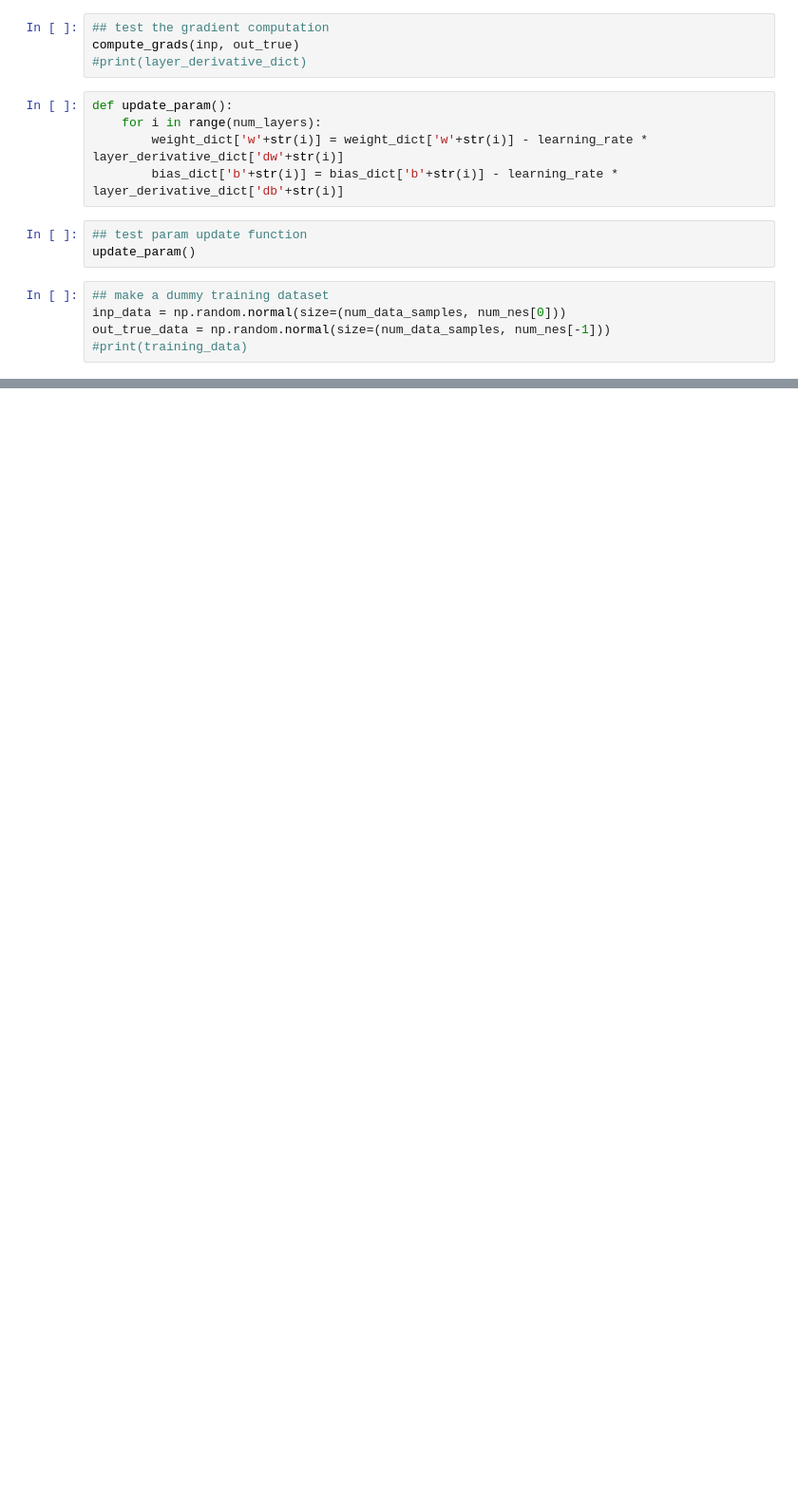
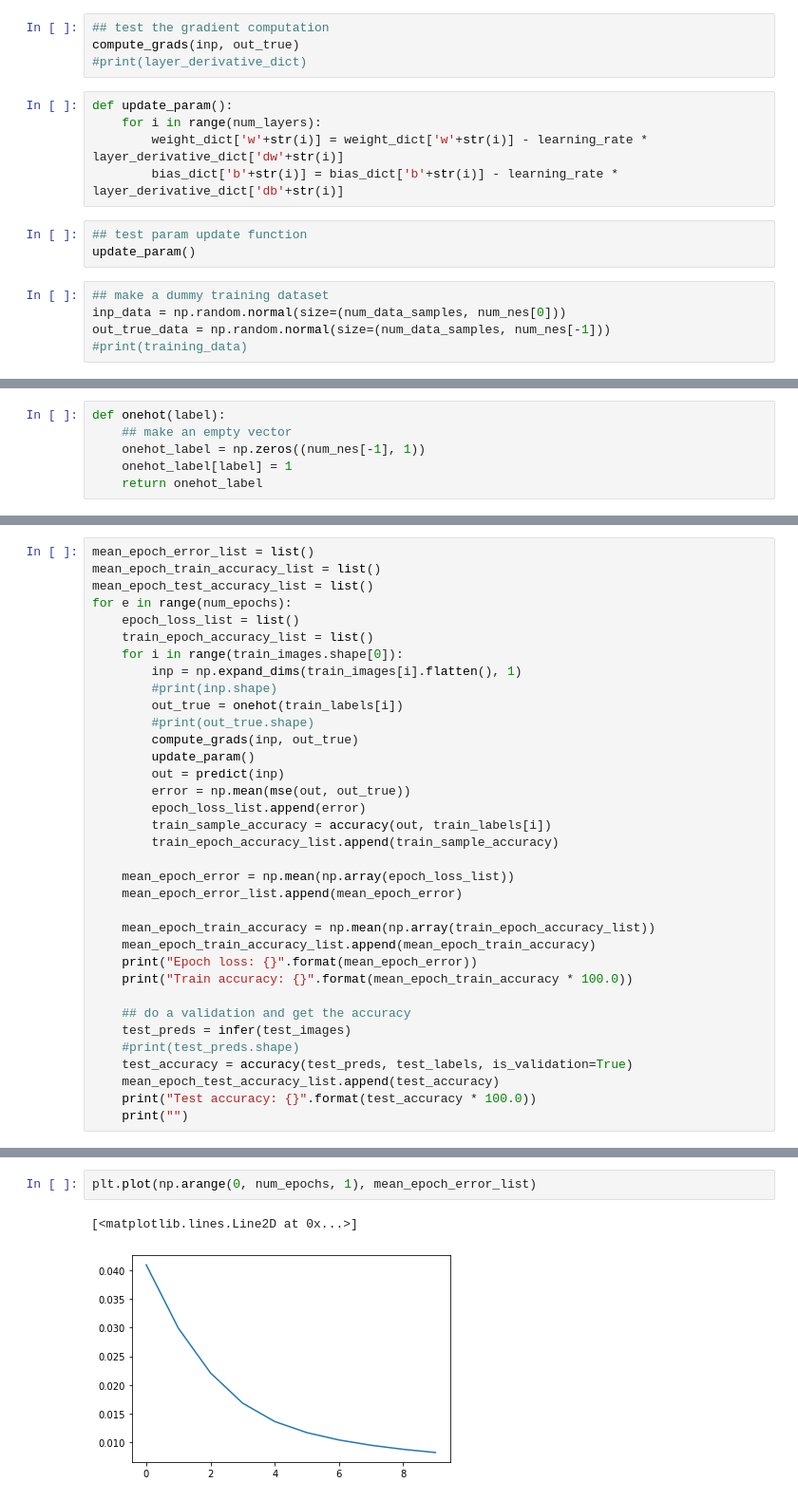
Before and after one commit to melukadesilva/PINNDL, a Jupyter notebook: Deep_Learning_Module-1/Building_deep_learning_training_pipelines/intro_to_ANN.ipynb, the cells around one changed output, grey strips where cells are left out. Shown at 95% size. Saved outputs shown, nothing was run; the diff lists cells and outputs as text; blank space fills up the shorter version.

```diff
--- a/Deep_Learning_Module-1/Building_deep_learning_training_pipelines/intro_to_ANN.ipynb
+++ b/Deep_Learning_Module-1/Building_deep_learning_training_pipelines/intro_to_ANN.ipynb
@@ -133,0 +187,6 @@ plt.plot(np.arange(0, num_epochs, 1), mean_epoch_error_list)
+# %%
+def onehot(label):
+    ## make an empty vector
+    onehot_label = np.zeros((num_nes[-1], 1))
+    onehot_label[label] = 1
+    return onehot_label
@@ -133,0 +219,35 @@ plt.plot(np.arange(0, num_epochs, 1), mean_epoch_error_list)
+# %%
+mean_epoch_error_list = list()
+mean_epoch_train_accuracy_list = list()
+mean_epoch_test_accuracy_list = list()
+for e in range(num_epochs):
+    epoch_loss_list = list()
+    train_epoch_accuracy_list = list()
+    for i in range(train_images.shape[0]):
+        inp = np.expand_dims(train_images[i].flatten(), 1)
+        #print(inp.shape)
+        out_true = onehot(train_labels[i])
+        #print(out_true.shape)
+        compute_grads(inp, out_true)
+        update_param()
+        out = predict(inp)
+        error = np.mean(mse(out, out_true))
+        epoch_loss_list.append(error)
+        train_sample_accuracy = accuracy(out, train_labels[i])
+        train_epoch_accuracy_list.append(train_sample_accuracy)
+
+    mean_epoch_error = np.mean(np.array(epoch_loss_list))
+    mean_epoch_error_list.append(mean_epoch_error)
+
+    mean_epoch_train_accuracy = np.mean(np.array(train_epoch_accuracy_list))
+    mean_epoch_train_accuracy_list.append(mean_epoch_train_accuracy)
+    print("Epoch loss: {}".format(mean_epoch_error))
+    print("Train accuracy: {}".format(mean_epoch_train_accuracy * 100.0))
+
+    ## do a validation and get the accuracy
+    test_preds = infer(test_images)
+    #print(test_preds.shape)
+    test_accuracy = accuracy(test_preds, test_labels, is_validation=True)
+    mean_epoch_test_accuracy_list.append(test_accuracy)
+    print("Test accuracy: {}".format(test_accuracy * 100.0))
+    print("")
@@ -133,0 +299,5 @@ plt.plot(np.arange(0, num_epochs, 1), mean_epoch_error_list)
+# %%
+plt.plot(np.arange(0, num_epochs, 1), mean_epoch_error_list)
+# %% [output]
+[<matplotlib.lines.Line2D at 0x...>]
+[figure, added]
```
Also changed, not shown: parts of 18 cells of this notebook, 3 other files.
